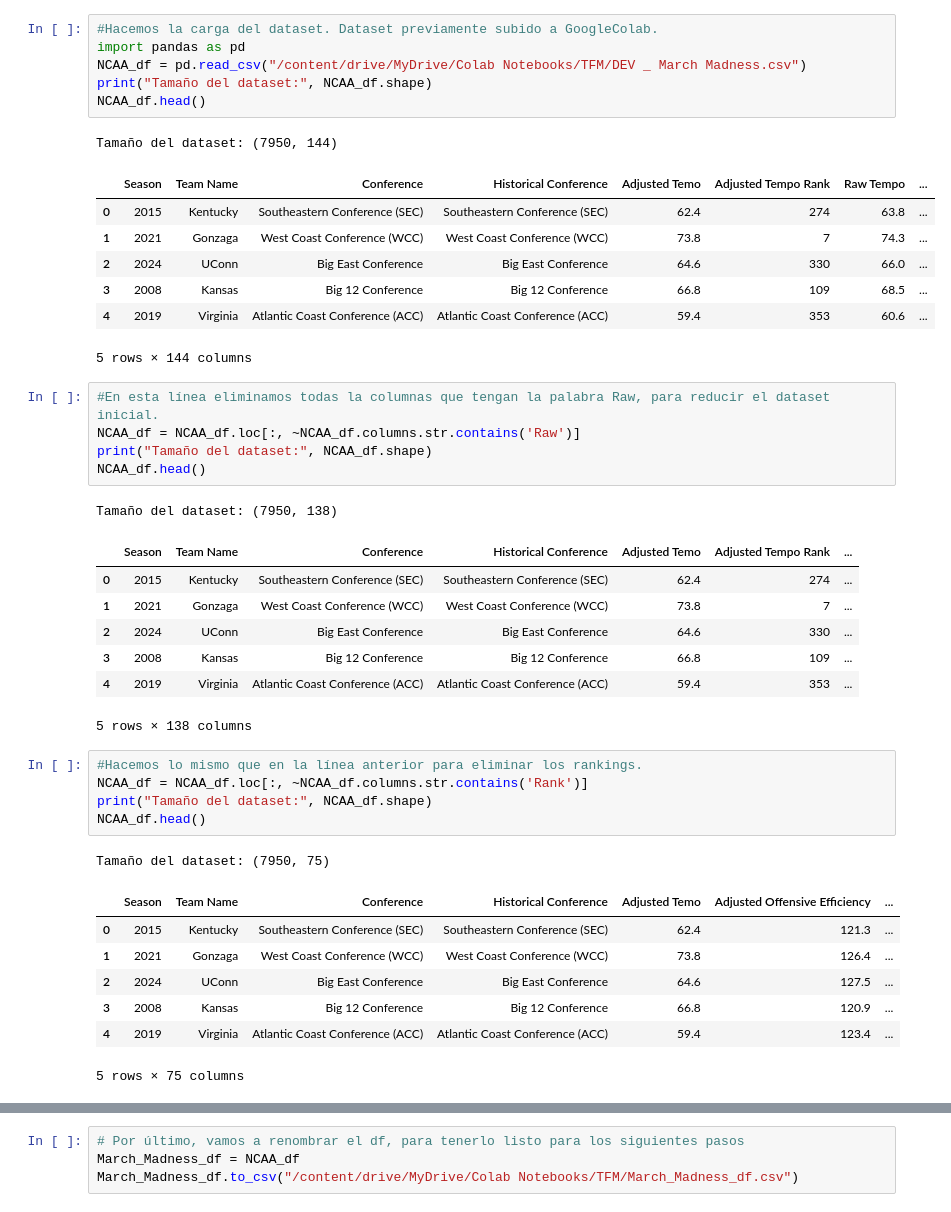
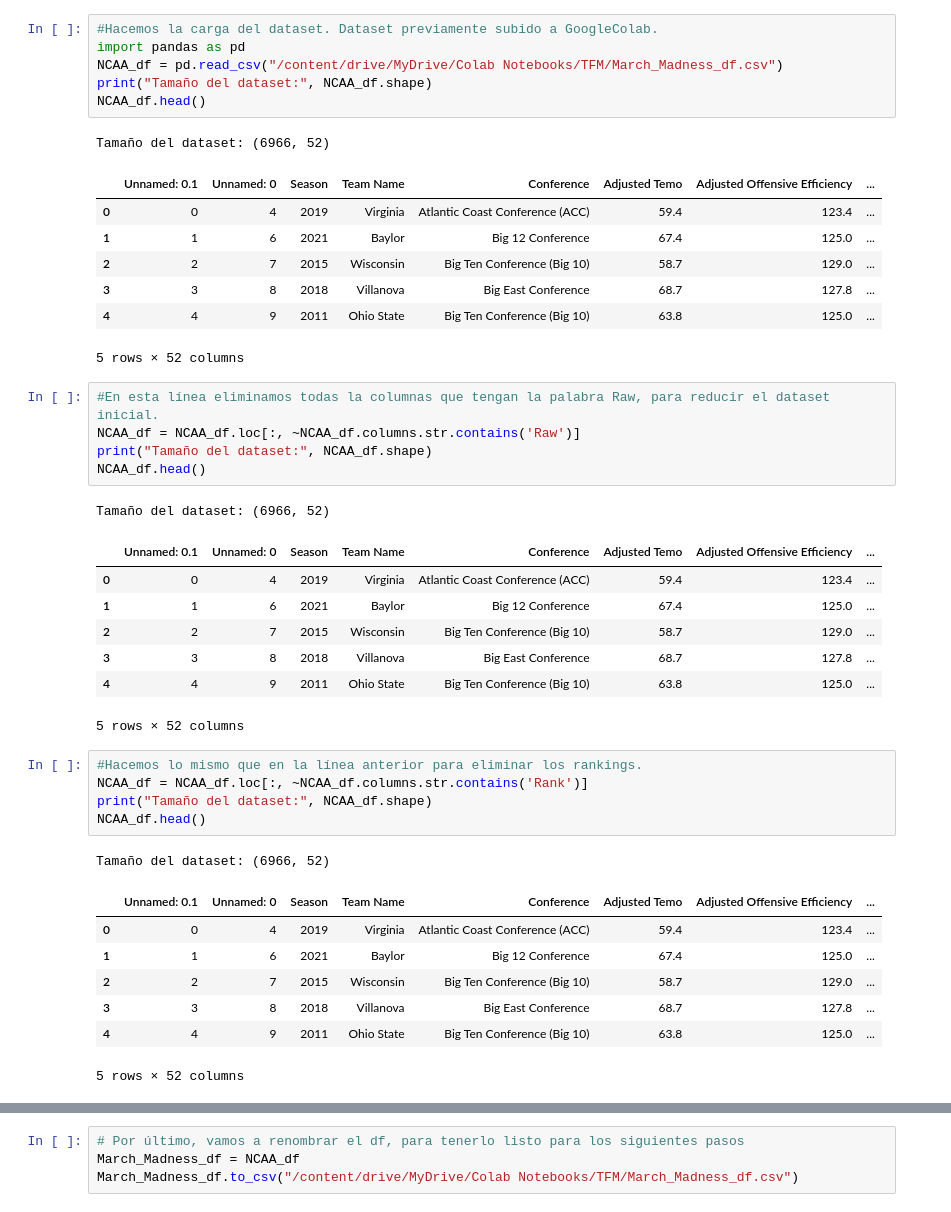
Before and after one commit to AlbertoVentura8/LimpiezaDatos, a Jupyter notebook: MarchMad_Limpieza.ipynb, the cells around one changed output, grey strips where cells are left out. Drawn from its saved outputs; the diff is of its cells as text.

```diff
--- a/MarchMad_Limpieza.ipynb
+++ b/MarchMad_Limpieza.ipynb
@@ -9,44 +9,44 @@ Mounted at /content/drive
 # %%
 #Hacemos la carga del dataset. Dataset previamente subido a GoogleColab.
 import pandas as pd
-NCAA_df = pd.read_csv("/content/drive/MyDrive/Colab Notebooks/TFM/DEV _ March Madness.csv")
+NCAA_df = pd.read_csv("/content/drive/MyDrive/Colab Notebooks/TFM/March_Madness_df.csv")
 print("Tamaño del dataset:", NCAA_df.shape)
 NCAA_df.head()
 # %% [output]
-Tamaño del dataset: (7950, 144)
+Tamaño del dataset: (6966, 52)
-|  | Season | Team Name | Conference | Historical Conference | Adjusted Temo | Adjusted Tempo Rank | Raw Tempo | ... |
-| 0 | 2015 | Kentucky | Southeastern Conference (SEC) | Southeastern Conference (SEC) | 62.4 | 274 | 63.8 | ... |
-| 1 | 2021 | Gonzaga | West Coast Conference (WCC) | West Coast Conference (WCC) | 73.8 | 7 | 74.3 | ... |
-| 2 | 2024 | UConn | Big East Conference | Big East Conference | 64.6 | 330 | 66.0 | ... |
-| 3 | 2008 | Kansas | Big 12 Conference | Big 12 Conference | 66.8 | 109 | 68.5 | ... |
-| 4 | 2019 | Virginia | Atlantic Coast Conference (ACC) | Atlantic Coast Conference (ACC) | 59.4 | 353 | 60.6 | ... |
+|  | Unnamed: 0.1 | Unnamed: 0 | Season | Team Name | Conference | Adjusted Temo | Adjusted Offensive Efficiency | ... |
+| 0 | 0 | 4 | 2019 | Virginia | Atlantic Coast Conference (ACC) | 59.4 | 123.4 | ... |
+| 1 | 1 | 6 | 2021 | Baylor | Big 12 Conference | 67.4 | 125.0 | ... |
+| 2 | 2 | 7 | 2015 | Wisconsin | Big Ten Conference (Big 10) | 58.7 | 129.0 | ... |
+| 3 | 3 | 8 | 2018 | Villanova | Big East Conference | 68.7 | 127.8 | ... |
+| 4 | 4 | 9 | 2011 | Ohio State | Big Ten Conference (Big 10) | 63.8 | 125.0 | ... |
-5 rows × 144 columns
+5 rows × 52 columns
 # %%
 #En esta línea eliminamos todas la columnas que tengan la palabra Raw, para reducir el dataset inicial.
 NCAA_df = NCAA_df.loc[:, ~NCAA_df.columns.str.contains('Raw')]
 print("Tamaño del dataset:", NCAA_df.shape)
 NCAA_df.head()
 # %% [output]
-Tamaño del dataset: (7950, 138)
+Tamaño del dataset: (6966, 52)
-|  | Season | Team Name | Conference | Historical Conference | Adjusted Temo | Adjusted Tempo Rank | ... |
-| 0 | 2015 | Kentucky | Southeastern Conference (SEC) | Southeastern Conference (SEC) | 62.4 | 274 | ... |
-| 1 | 2021 | Gonzaga | West Coast Conference (WCC) | West Coast Conference (WCC) | 73.8 | 7 | ... |
-| 2 | 2024 | UConn | Big East Conference | Big East Conference | 64.6 | 330 | ... |
-| 3 | 2008 | Kansas | Big 12 Conference | Big 12 Conference | 66.8 | 109 | ... |
-| 4 | 2019 | Virginia | Atlantic Coast Conference (ACC) | Atlantic Coast Conference (ACC) | 59.4 | 353 | ... |
+|  | Unnamed: 0.1 | Unnamed: 0 | Season | Team Name | Conference | Adjusted Temo | Adjusted Offensive Efficiency | ... |
+| 0 | 0 | 4 | 2019 | Virginia | Atlantic Coast Conference (ACC) | 59.4 | 123.4 | ... |
+| 1 | 1 | 6 | 2021 | Baylor | Big 12 Conference | 67.4 | 125.0 | ... |
+| 2 | 2 | 7 | 2015 | Wisconsin | Big Ten Conference (Big 10) | 58.7 | 129.0 | ... |
+| 3 | 3 | 8 | 2018 | Villanova | Big East Conference | 68.7 | 127.8 | ... |
+| 4 | 4 | 9 | 2011 | Ohio State | Big Ten Conference (Big 10) | 63.8 | 125.0 | ... |
-5 rows × 138 columns
+5 rows × 52 columns
 # %%
 #Hacemos lo mismo que en la línea anterior para eliminar los rankings.
 NCAA_df = NCAA_df.loc[:, ~NCAA_df.columns.str.contains('Rank')]
 print("Tamaño del dataset:", NCAA_df.shape)
 NCAA_df.head()
 # %% [output]
-Tamaño del dataset: (7950, 75)
+Tamaño del dataset: (6966, 52)
-|  | Season | Team Name | Conference | Historical Conference | Adjusted Temo | Adjusted Offensive Efficiency | ... |
-| 0 | 2015 | Kentucky | Southeastern Conference (SEC) | Southeastern Conference (SEC) | 62.4 | 121.3 | ... |
-| 1 | 2021 | Gonzaga | West Coast Conference (WCC) | West Coast Conference (WCC) | 73.8 | 126.4 | ... |
-| 2 | 2024 | UConn | Big East Conference | Big East Conference | 64.6 | 127.5 | ... |
-| 3 | 2008 | Kansas | Big 12 Conference | Big 12 Conference | 66.8 | 120.9 | ... |
-| 4 | 2019 | Virginia | Atlantic Coast Conference (ACC) | Atlantic Coast Conference (ACC) | 59.4 | 123.4 | ... |
+|  | Unnamed: 0.1 | Unnamed: 0 | Season | Team Name | Conference | Adjusted Temo | Adjusted Offensive Efficiency | ... |
+| 0 | 0 | 4 | 2019 | Virginia | Atlantic Coast Conference (ACC) | 59.4 | 123.4 | ... |
+| 1 | 1 | 6 | 2021 | Baylor | Big 12 Conference | 67.4 | 125.0 | ... |
+| 2 | 2 | 7 | 2015 | Wisconsin | Big Ten Conference (Big 10) | 58.7 | 129.0 | ... |
+| 3 | 3 | 8 | 2018 | Villanova | Big East Conference | 68.7 | 127.8 | ... |
+| 4 | 4 | 9 | 2011 | Ohio State | Big Ten Conference (Big 10) | 63.8 | 125.0 | ... |
-5 rows × 75 columns
+5 rows × 52 columns
 # %%
```
Also changed, not shown: parts of 13 cells of this notebook.
